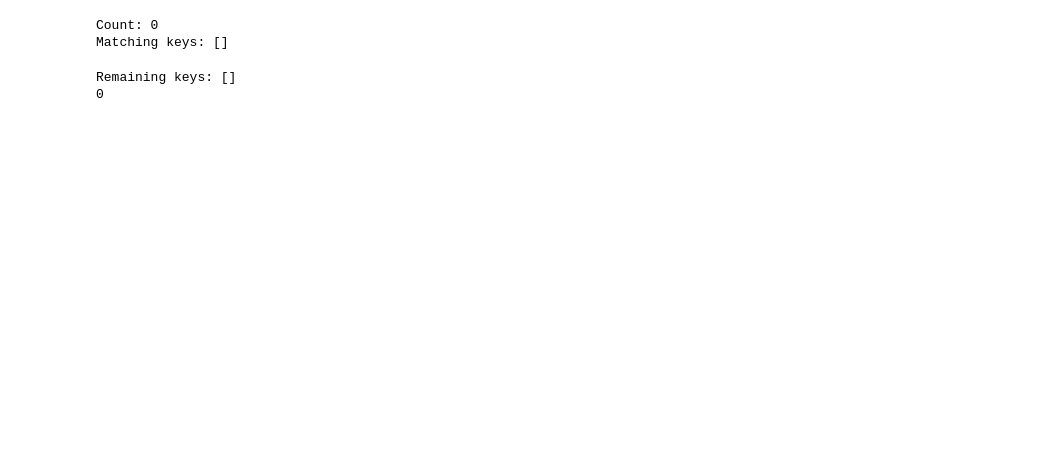
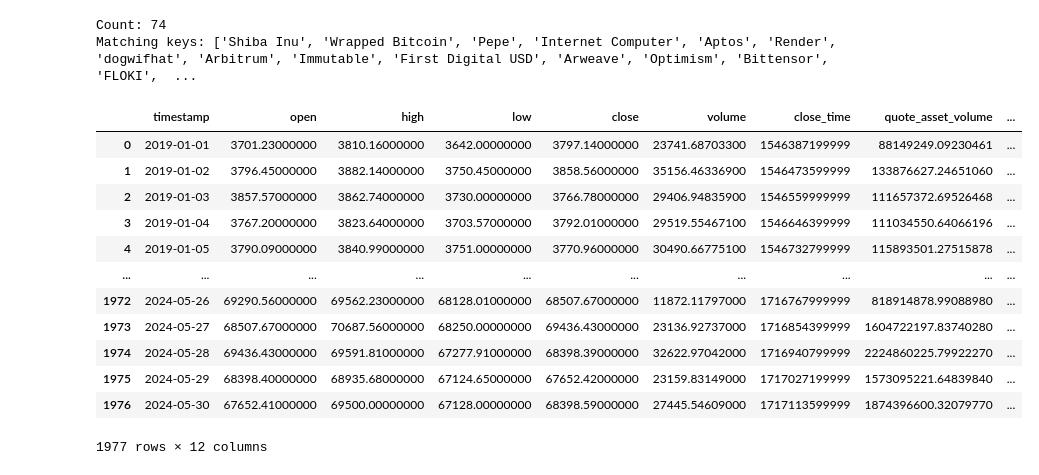
Before and after one commit to atavice/cryptoTrade, a Jupyter notebook: integral_of_paths.ipynb, the cells around one changed output. Drawn from its saved outputs; the diff is of its cells as text; code cells hidden in the pictures; blank space fills up the shorter version.

Commit message:
Dates fixed

```diff
--- a/integral_of_paths.ipynb
+++ b/integral_of_paths.ipynb
@@ -82,12 +80,0 @@ len(historical_data.keys())
-# %%
-from datetime import datetime
-
-count = 0
-for df in historical_data.values():
-    first_cell = df.iloc[0, 0]
-    print(type(first_cell), first_cell)  # Debugging output
-    if isinstance(first_cell, datetime):
-        first_cell = first_cell.strftime('%Y-%m-%d %H:%M:%S')
-    if first_cell == '2019-01-01 00:00:00':
-        count += 1
-count
@@ -113,5 +81,6 @@ count
 # %%
 # Count how many crypto we will have with changing start datetime.
+from datetime import datetime
 
 count = 0
 matching_keys = []
@@ -132,15 +101,15 @@ for key, df in historical_data.items():
 print("Count:", count)
 print("Matching keys:", matching_keys)
 # %% [output]
-Count: 0
-Matching keys: []
+Count: 74
+Matching keys: ['Shiba Inu', 'Wrapped Bitcoin', 'Pepe', 'Internet Computer', 'Aptos', 'Render', 'dogwifhat', 'Arbitrum', 'Immutable', 'First Digital USD', 'Arweave', 'Optimism', 'Bittensor', 'FLOKI',  ...
 # %%
 import pandas as pd
 from datetime import datetime
 
 # Set the threshold dates for filtering and trimming
 threshold_start_date = datetime.strptime('2021-01-01 00:00:00', '%Y-%m-%d %H:%M:%S')
-threshold_end_date = datetime.strptime('2024-05-15 00:00:00', '%Y-%m-%d %H:%M:%S')
+threshold_end_date = datetime.now().strftime('%Y-%m-%d %H:%M:%S')
 
 # Step 1: Filter DataFrames that do not start after the threshold date
 filtered_historical_data = {}
@@ -149,37 +118,19 @@ for key, df in historical_data.items():
         first_cell = df.iloc[0, 0]
         if (isinstance(first_cell, str) and datetime.strptime(first_cell, '%Y-%m-%d %H:%M:%S') <= threshold_start_date) or (isinstance(first_cell, pd.Timestamp) and first_cell.to_pydatetime() <= threshold_start_date):
             filtered_historical_data[key] = df
-
-# Step 2: Trim DataFrames to start from the threshold date if they have older data
-for key, df in filtered_historical_data.items():
-    if not df.empty:
-        # Ensure the first column is a datetime object
-        if isinstance(df.iloc[0, 0], str):
-            df.iloc[:, 0] = pd.to_datetime(df.iloc[:, 0])
-
-        # Filter rows to start from the threshold date
-        filtered_historical_data[key] = df[df.iloc[:, 0] >= threshold_start_date]
-
-# Step 3: Remove DataFrames with incorrect start or end dates or length not equal to 1231
-final_historical_data = {}
-for key, df in filtered_historical_data.items():
-    if not df.empty:
-        start_date = df.iloc[0, 0]
-        end_date = df.iloc[-1, 0]
-        if start_date == threshold_start_date and end_date == threshold_end_date and len(df) == 1231:
-            final_historical_data[key] = df
-
-# Update the original dictionary to be the final filtered one
-historical_data = final_historical_data
-
-# Output the remaining keys to confirm
-print("Remaining keys:", list(historical_data.keys()))
-print(len(historical_data.keys()))
-
-# Optional: Print start and end dates and length of each DataFrame to verify
-for key, df in historical_data.items():
-    if not df.empty:
-        print(f'{key} - start: {df.iloc[0, 0]} to end: {df.iloc[-1, 0]}, length: {len(df)}')
-# %% [output]
-Remaining keys: []
-0
+# %%
+filtered_historical_data['Bitcoin']
+# %% [output]
+|  | timestamp | open | high | low | close | volume | close_time | quote_asset_volume | ... |
+| 0 | 2019-01-01 | 3701.23000000 | 3810.16000000 | 3642.00000000 | 3797.14000000 | 23741.68703300 | 1546387199999 | 88149249.09230461 | ... |
+| 1 | 2019-01-02 | 3796.45000000 | 3882.14000000 | 3750.45000000 | 3858.56000000 | 35156.46336900 | 1546473599999 | 133876627.24651060 | ... |
+| 2 | 2019-01-03 | 3857.57000000 | 3862.74000000 | 3730.00000000 | 3766.78000000 | 29406.94835900 | 1546559999999 | 111657372.69526468 | ... |
+| 3 | 2019-01-04 | 3767.20000000 | 3823.64000000 | 3703.57000000 | 3792.01000000 | 29519.55467100 | 1546646399999 | 111034550.64066196 | ... |
+| 4 | 2019-01-05 | 3790.09000000 | 3840.99000000 | 3751.00000000 | 3770.96000000 | 30490.66775100 | 1546732799999 | 115893501.27515878 | ... |
+| ... | ... | ... | ... | ... | ... | ... | ... | ... | ... |
+| 1972 | 2024-05-26 | 69290.56000000 | 69562.23000000 | 68128.01000000 | 68507.67000000 | 11872.11797000 | 1716767999999 | 818914878.99088980 | ... |
+| 1973 | 2024-05-27 | 68507.67000000 | 70687.56000000 | 68250.00000000 | 69436.43000000 | 23136.92737000 | 1716854399999 | 1604722197.83740280 | ... |
+| 1974 | 2024-05-28 | 69436.43000000 | 69591.81000000 | 67277.91000000 | 68398.39000000 | 32622.97042000 | 1716940799999 | 2224860225.79922270 | ... |
+| 1975 | 2024-05-29 | 68398.40000000 | 68935.68000000 | 67124.65000000 | 67652.42000000 | 23159.83149000 | 1717027199999 | 1573095221.64839840 | ... |
+| 1976 | 2024-05-30 | 67652.41000000 | 69500.00000000 | 67128.00000000 | 68398.59000000 | 27445.54609000 | 1717113599999 | 1874396600.32079770 | ... |
+1977 rows × 12 columns
```
Also changed, not shown: parts of 17 cells of this notebook.
